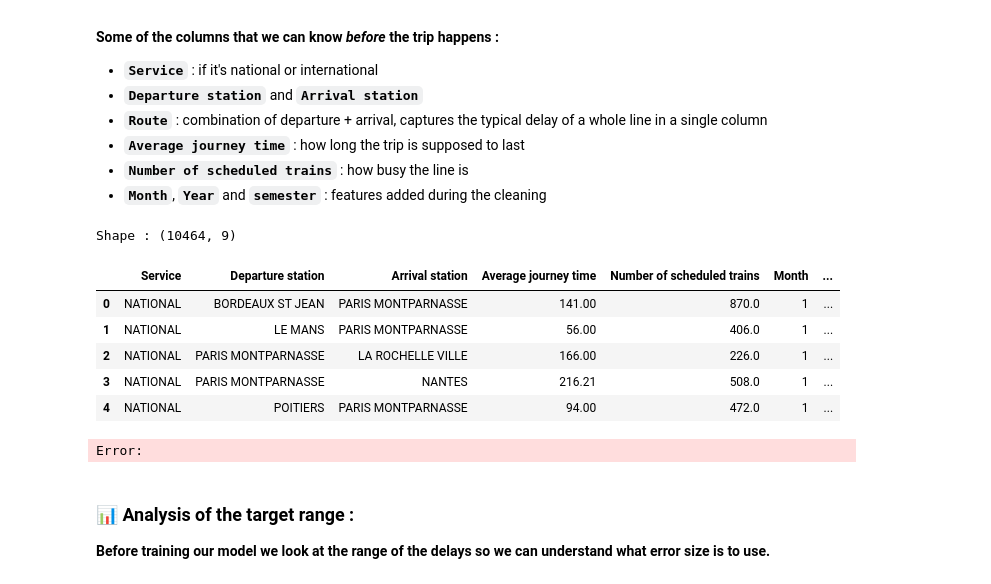
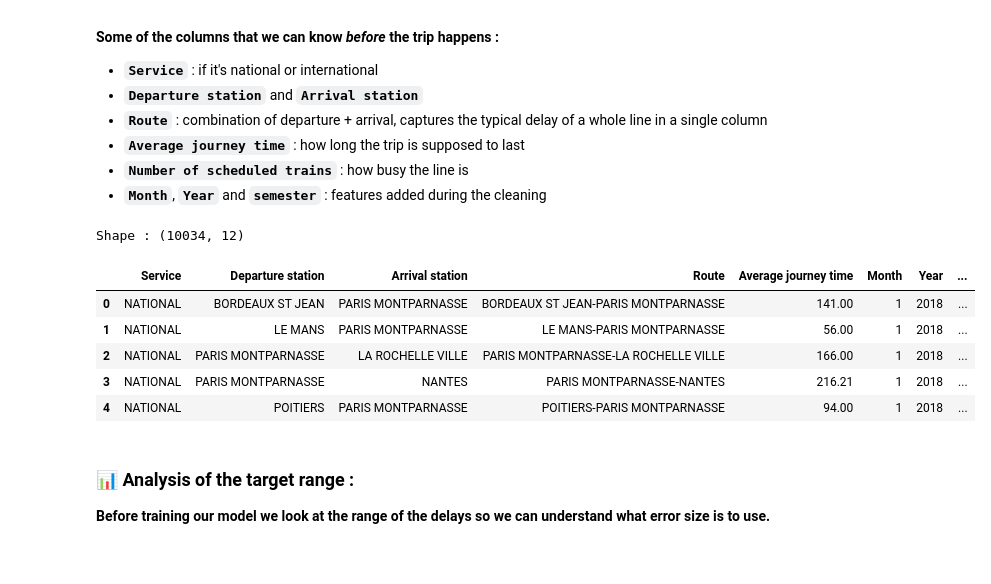
Before and after one commit to comeChaslerie/Tardis, a Jupyter notebook: tardis_model.ipynb, the cells around one changed output. Cells and saved outputs as stored; diff of their text form; code cells hidden in the pictures.

```diff
--- a/tardis_model.ipynb
+++ b/tardis_model.ipynb
@@ -128,31 +126,30 @@ Error:
 # %%
 # the column we want to predict
 TARGET = "Average delay of all trains at arrival"
 
 # categorical columns (strings) -> we will rework them (one-hot encode) to be usable for our model
 FEATURES_CAT = ["Service", "Departure station", "Arrival station", "Route"]
 
 # numeric columns -> we can use them directly
-FEATURES_NUM = ["Average journey time", "Average delay of all trains at departure", "Average delay of all trains at arrival", "Month", "Year", "Cancellation_Rate", "Size_delay", "Delay_Evolution", "Internal_Fault_pct", "External_Fault_pct", "real_nb_train", "Delay_Probability"]
+FEATURES_NUM = ["Average journey time", "Month", "Year", "Cancellation_Rate", "Internal_Fault_pct", "External_Fault_pct", "real_nb_train"]
 
 # final list of features used by the model
 FEATURES = FEATURES_CAT + FEATURES_NUM
 
 # copy the features and target columns into another dataframe
 data = df[FEATURES + [TARGET]].copy()
 
 # show the shape after filtering
 print("Shape :", data.shape)
 data.head()
 # %% [output]
-Shape : (10464, 9)
+Shape : (10034, 12)
-|  | Service | Departure station | Arrival station | Average journey time | Number of scheduled trains | Month | ... |
-| 0 | NATIONAL | BORDEAUX ST JEAN | PARIS MONTPARNASSE | 141.00 | 870.0 | 1 | ... |
-| 1 | NATIONAL | LE MANS | PARIS MONTPARNASSE | 56.00 | 406.0 | 1 | ... |
-| 2 | NATIONAL | PARIS MONTPARNASSE | LA ROCHELLE VILLE | 166.00 | 226.0 | 1 | ... |
-| 3 | NATIONAL | PARIS MONTPARNASSE | NANTES | 216.21 | 508.0 | 1 | ... |
-| 4 | NATIONAL | POITIERS | PARIS MONTPARNASSE | 94.00 | 472.0 | 1 | ... |
+|  | Service | Departure station | Arrival station | Route | Average journey time | Month | Year | ... |
+| 0 | NATIONAL | BORDEAUX ST JEAN | PARIS MONTPARNASSE | BORDEAUX ST JEAN-PARIS MONTPARNASSE | 141.00 | 1 | 2018 | ... |
+| 1 | NATIONAL | LE MANS | PARIS MONTPARNASSE | LE MANS-PARIS MONTPARNASSE | 56.00 | 1 | 2018 | ... |
+| 2 | NATIONAL | PARIS MONTPARNASSE | LA ROCHELLE VILLE | PARIS MONTPARNASSE-LA ROCHELLE VILLE | 166.00 | 1 | 2018 | ... |
+| 3 | NATIONAL | PARIS MONTPARNASSE | NANTES | PARIS MONTPARNASSE-NANTES | 216.21 | 1 | 2018 | ... |
+| 4 | NATIONAL | POITIERS | PARIS MONTPARNASSE | POITIERS-PARIS MONTPARNASSE | 94.00 | 1 | 2018 | ... |
-Error:
 # %% [markdown]
 ### 📊 **Analysis of the target range :**
 
```
Also changed, not shown: parts of 24 cells of this notebook.
